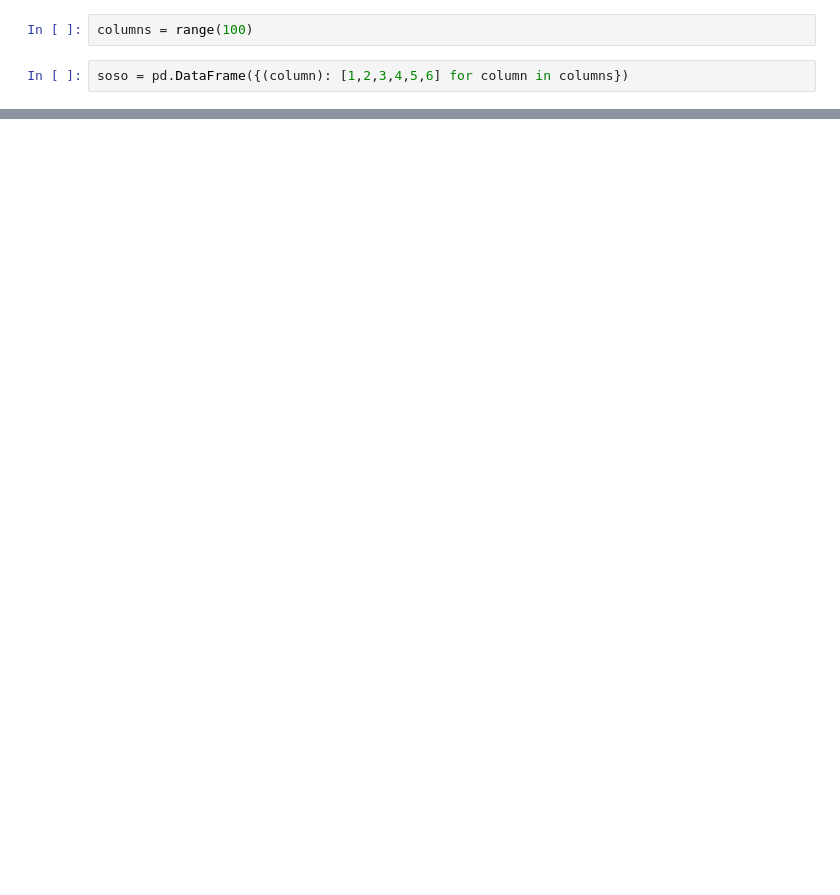
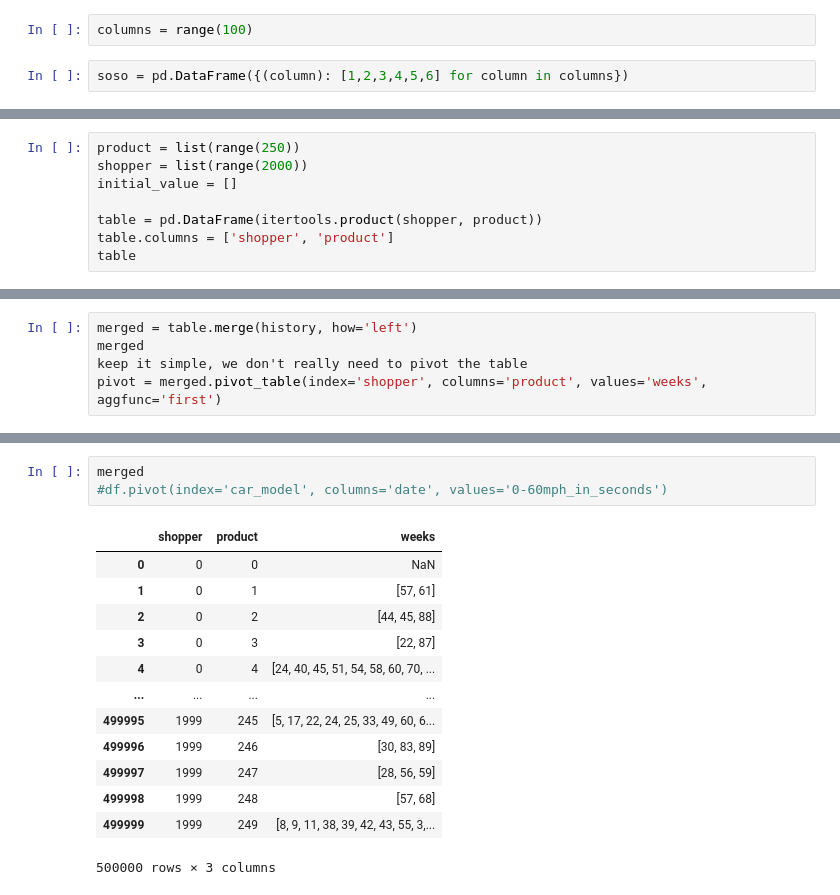
Before and after one commit to leonhagel/mlim-g2, a Jupyter notebook: code/Refactoring.ipynb, the cells around one changed output, grey strips where cells are left out. Saved outputs shown, nothing was run; the diff lists cells and outputs as text; blank space fills up the shorter version.

```diff
--- a/code/Refactoring.ipynb
+++ b/code/Refactoring.ipynb
@@ -193,0 +127,8 @@ memory usage: 4.8 KB
+# %%
+product = list(range(250))
+shopper = list(range(2000))
+initial_value = []
+
+table = pd.DataFrame(itertools.product(shopper, product))
+table.columns = ['shopper', 'product']
+table
@@ -193,0 +193,5 @@ memory usage: 4.8 KB
+# %%
+merged = table.merge(history, how='left')
+merged
+keep it simple, we don't really need to pivot the table
+pivot = merged.pivot_table(index='shopper', columns='product', values='weeks', aggfunc='first')
@@ -193,0 +212,17 @@ memory usage: 4.8 KB
+# %%
+merged
+#df.pivot(index='car_model', columns='date', values='0-60mph_in_seconds')
+# %% [output]
+|  | shopper | product | weeks |
+| 0 | 0 | 0 | NaN |
+| 1 | 0 | 1 | [57, 61] |
+| 2 | 0 | 2 | [44, 45, 88] |
+| 3 | 0 | 3 | [22, 87] |
+| 4 | 0 | 4 | [24, 40, 45, 51, 54, 58, 60, 70, ... |
+| ... | ... | ... | ... |
+| 499995 | 1999 | 245 | [5, 17, 22, 24, 25, 33, 49, 60, 6... |
+| 499996 | 1999 | 246 | [30, 83, 89] |
+| 499997 | 1999 | 247 | [28, 56, 59] |
+| 499998 | 1999 | 248 | [57, 68] |
+| 499999 | 1999 | 249 | [8, 9, 11, 38, 39, 42, 43, 55, 3,... |
+500000 rows × 3 columns
```
Also changed, not shown: parts of 32 cells of this notebook, 4 other files.
